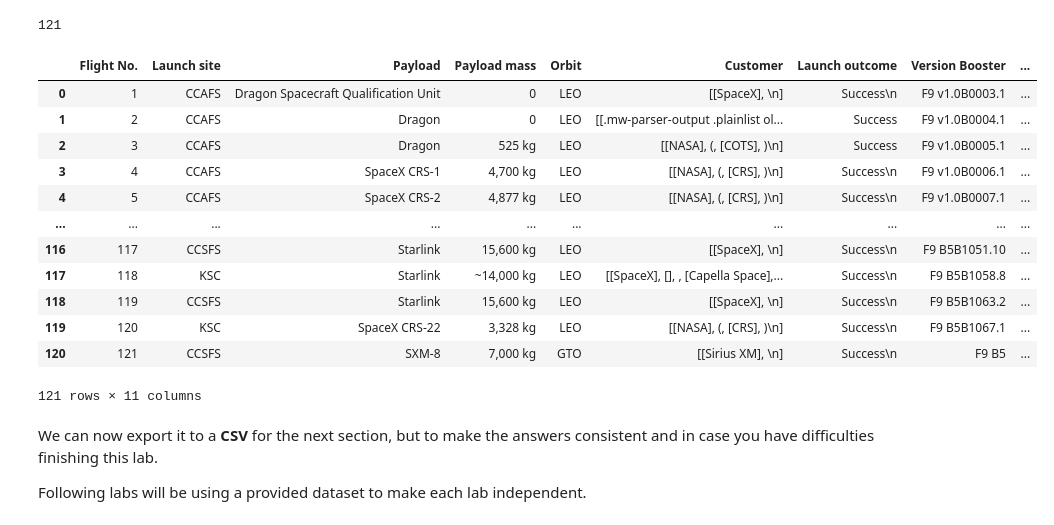
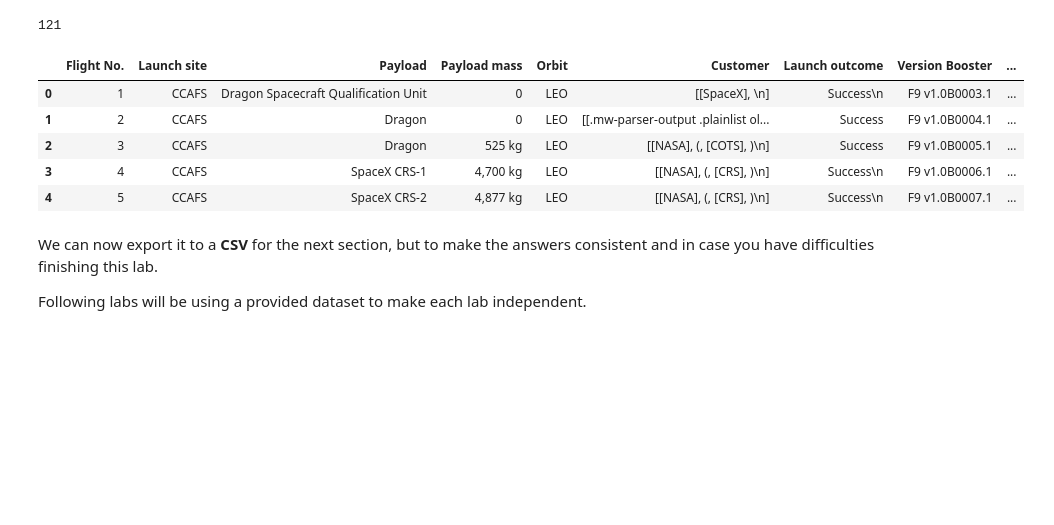
Before and after one commit to rv2010/SpaceX, a Jupyter notebook: Web Scraping.ipynb, the cells around one changed output. Saved outputs shown, nothing was run; the diff lists cells and outputs as text; code cells hidden in the pictures; blank space fills up the shorter version.

```diff
--- a/Web Scraping.ipynb
+++ b/Web Scraping.ipynb
@@ -347,21 +344,14 @@ len(launch_dict["Orbit"])
 # %%
 df=pd.DataFrame(launch_dict)
 # %%
-df
+df.head()
 # %% [output]
 |  | Flight No. | Launch site | Payload | Payload mass | Orbit | Customer | Launch outcome | Version Booster | ... |
 | 0 | 1 | CCAFS | Dragon Spacecraft Qualification Unit | 0 | LEO | [[SpaceX], \n] | Success\n | F9 v1.0B0003.1 | ... |
 | 1 | 2 | CCAFS | Dragon | 0 | LEO | [[.mw-parser-output .plainlist ol... | Success | F9 v1.0B0004.1 | ... |
 | 2 | 3 | CCAFS | Dragon | 525 kg | LEO | [[NASA], (, [COTS], )\n] | Success | F9 v1.0B0005.1 | ... |
 | 3 | 4 | CCAFS | SpaceX CRS-1 | 4,700 kg | LEO | [[NASA], (, [CRS], )\n] | Success\n | F9 v1.0B0006.1 | ... |
 | 4 | 5 | CCAFS | SpaceX CRS-2 | 4,877 kg | LEO | [[NASA], (, [CRS], )\n] | Success\n | F9 v1.0B0007.1 | ... |
-| ... | ... | ... | ... | ... | ... | ... | ... | ... | ... |
-| 116 | 117 | CCSFS | Starlink | 15,600 kg | LEO | [[SpaceX], \n] | Success\n | F9 B5B1051.10 | ... |
-| 117 | 118 | KSC | Starlink | ~14,000 kg | LEO | [[SpaceX], [], , [Capella Space],... | Success\n | F9 B5B1058.8 | ... |
-| 118 | 119 | CCSFS | Starlink | 15,600 kg | LEO | [[SpaceX], \n] | Success\n | F9 B5B1063.2 | ... |
-| 119 | 120 | KSC | SpaceX CRS-22 | 3,328 kg | LEO | [[NASA], (, [CRS], )\n] | Success\n | F9 B5B1067.1 | ... |
-| 120 | 121 | CCSFS | SXM-8 | 7,000 kg | GTO | [[Sirius XM], \n] | Success\n | F9 B5 | ... |
-121 rows × 11 columns
 # %% [markdown]
 We can now export it to a <b>CSV</b> for the next section, but to make the answers consistent and in case you have difficulties finishing this lab.
 
```
Also changed, not shown: parts of 1 cell of this notebook.
